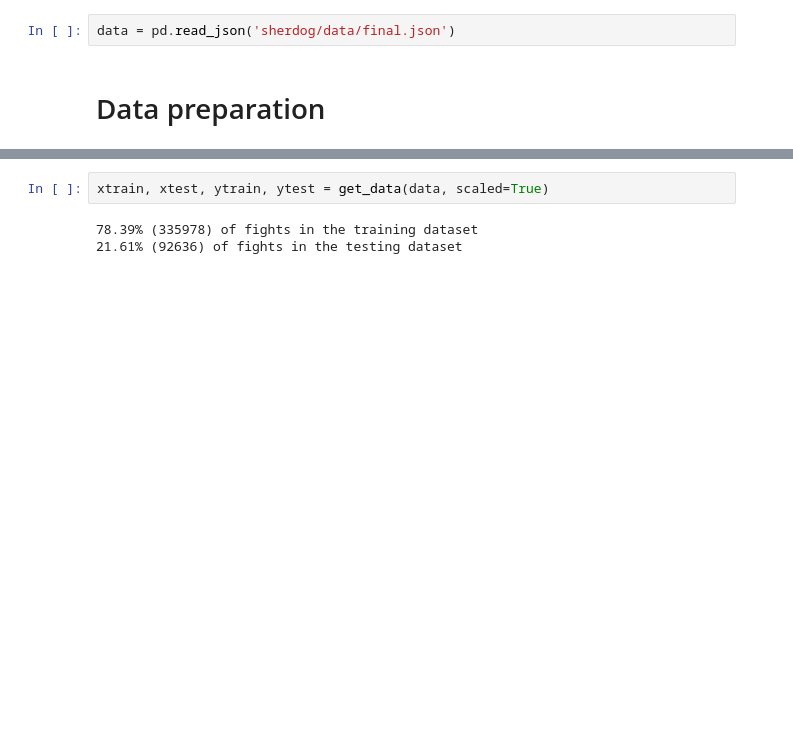
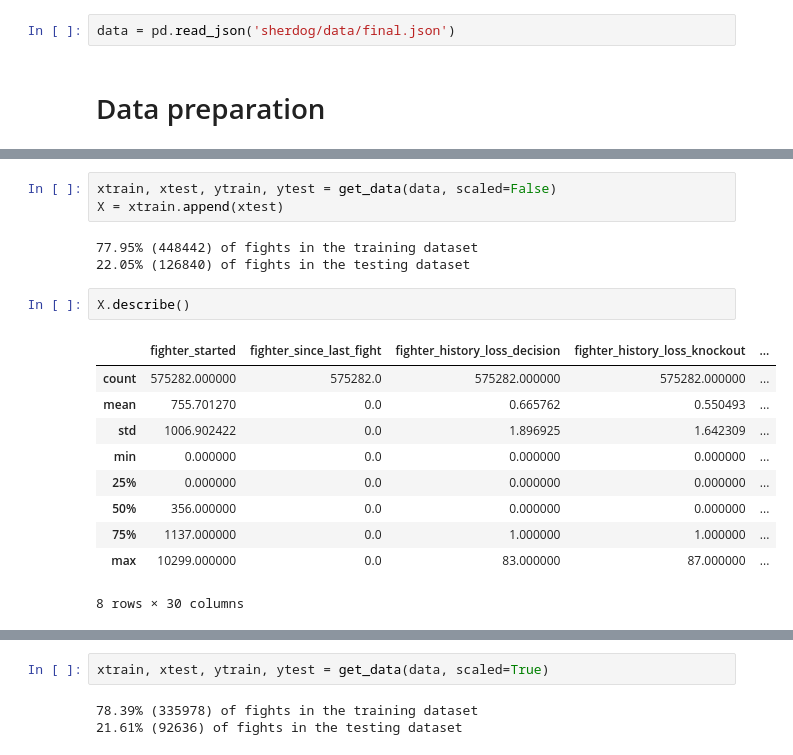
Before and after one commit to tomaszmartin/randomfight, a Jupyter notebook: sherdog.ipynb, the cells around one changed output, grey strips where cells are left out. Saved outputs shown, nothing was run; the diff lists cells and outputs as text; blank space fills up the shorter version.

```diff
--- a/sherdog.ipynb
+++ b/sherdog.ipynb
@@ -180,3 +180,22 @@ def get_data(data, detailed=False, scaled=False):
         len(test)/len(data)*100, len(test)))
 
     return xtrain, xtest, ytrain, ytest
+# %%
+xtrain, xtest, ytrain, ytest = get_data(data, scaled=False)
+X = xtrain.append(xtest)
+# %% [output]
+77.95% (448442) of fights in the training dataset
+22.05% (126840) of fights in the testing dataset
+# %%
+X.describe()
+# %% [output]
+|  | fighter_started | fighter_since_last_fight | fighter_history_loss_decision | fighter_history_loss_knockout | ... |
+| count | 575282.000000 | 575282.0 | 575282.000000 | 575282.000000 | ... |
+| mean | 755.701270 | 0.0 | 0.665762 | 0.550493 | ... |
+| std | 1006.902422 | 0.0 | 1.896925 | 1.642309 | ... |
+| min | 0.000000 | 0.0 | 0.000000 | 0.000000 | ... |
+| 25% | 0.000000 | 0.0 | 0.000000 | 0.000000 | ... |
+| 50% | 356.000000 | 0.0 | 0.000000 | 0.000000 | ... |
+| 75% | 1137.000000 | 0.0 | 1.000000 | 1.000000 | ... |
+| max | 10299.000000 | 0.0 | 83.000000 | 87.000000 | ... |
+8 rows × 30 columns
```
Also changed, not shown: parts of 2 cells of this notebook, 5 other files.
